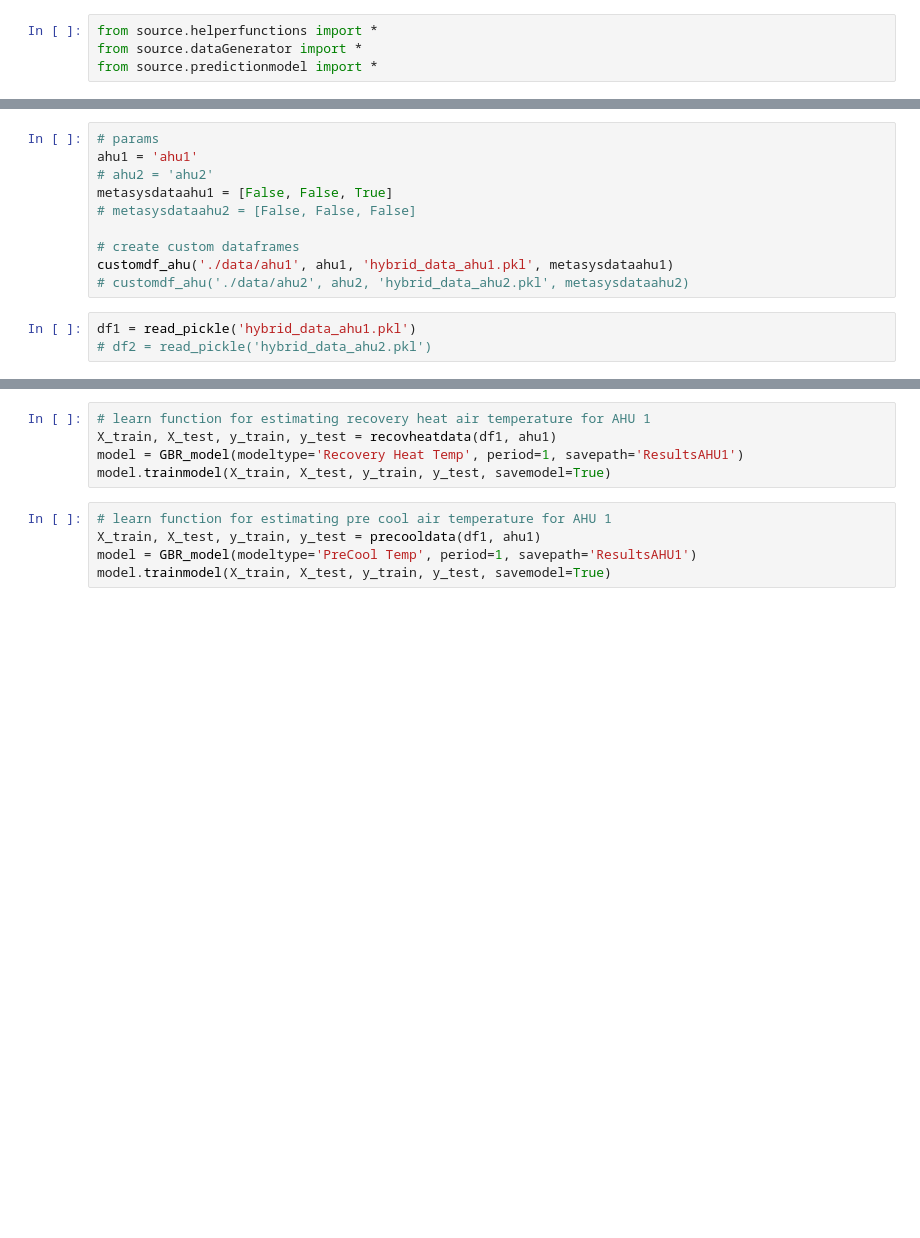
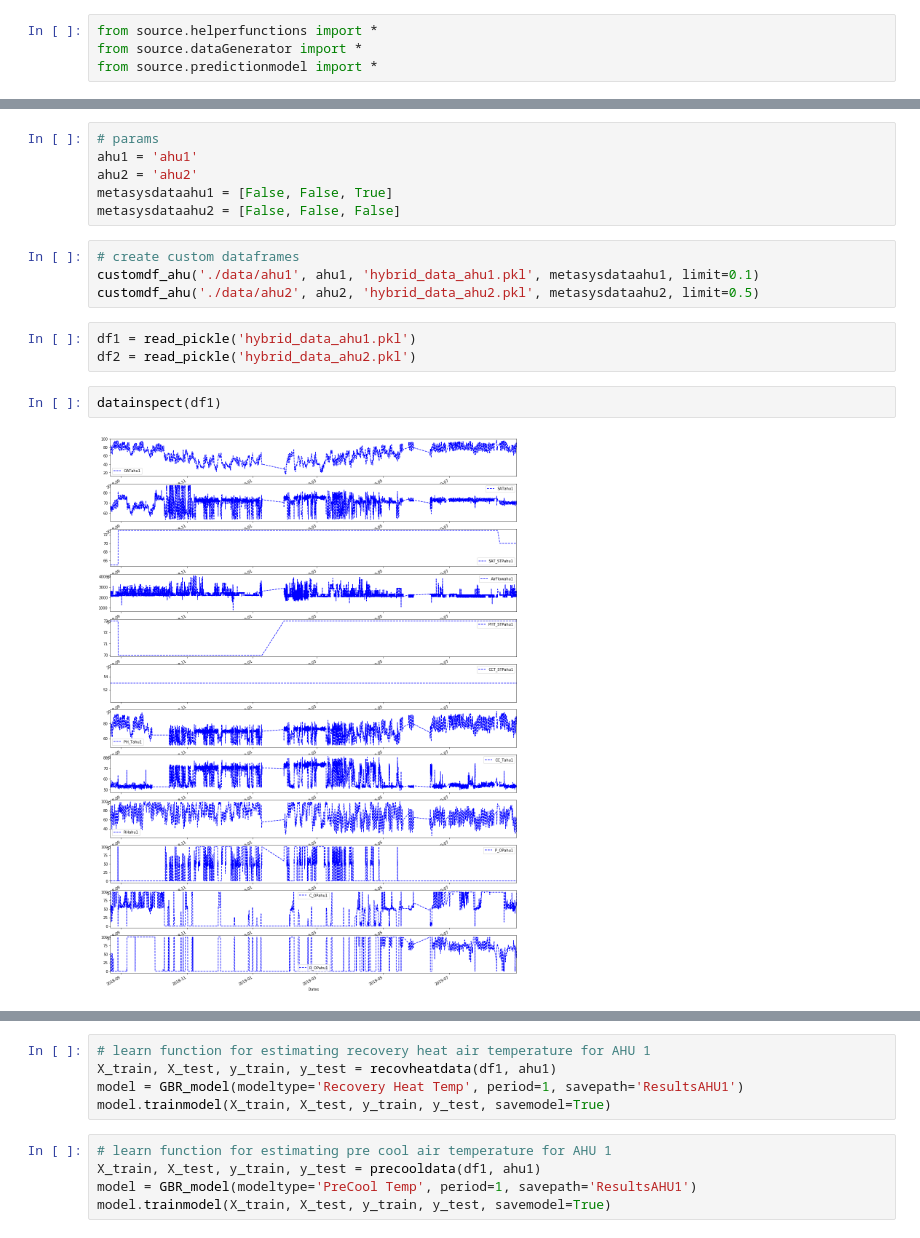
Before and after one commit to AvisekNaug/ahu_hybrid_control, a Jupyter notebook: Testing Code Snippets.ipynb, the cells around one changed output, grey strips where cells are left out. Drawn from its saved outputs; the diff is of its cells as text; blank space fills up the shorter version.

Commit message:
dataframes pickle file created

```diff
--- a/Testing Code Snippets.ipynb
+++ b/Testing Code Snippets.ipynb
@@ -23,16 +41,20 @@ def customdf_ahu(ahupath, ahu, savepath):
 
     # save the data frame
     dfsave(df, savepath)
+# %%
+# params
+ahu1 = 'ahu1'
+ahu2 = 'ahu2'
+metasysdataahu1 = [False, False, True]
+metasysdataahu2 = [False, False, False]
 # %%
-# params
-ahu1 = 'ahu1'
-# ahu2 = 'ahu2'
-metasysdataahu1 = [False, False, True]
-# metasysdataahu2 = [False, False, False]
-
 # create custom dataframes
-customdf_ahu('./data/ahu1', ahu1, 'hybrid_data_ahu1.pkl', metasysdataahu1)
-# customdf_ahu('./data/ahu2', ahu2, 'hybrid_data_ahu2.pkl', metasysdataahu2)
+customdf_ahu('./data/ahu1', ahu1, 'hybrid_data_ahu1.pkl', metasysdataahu1, limit=0.1)
+customdf_ahu('./data/ahu2', ahu2, 'hybrid_data_ahu2.pkl', metasysdataahu2, limit=0.5)
 # %%
 df1 = read_pickle('hybrid_data_ahu1.pkl')
-# df2 = read_pickle('hybrid_data_ahu2.pkl')
+df2 = read_pickle('hybrid_data_ahu2.pkl')
+# %%
+datainspect(df1)
+# %% [output]
+[figure, added]
```
Also changed, not shown: parts of 7 cells of this notebook, 1 other file.
